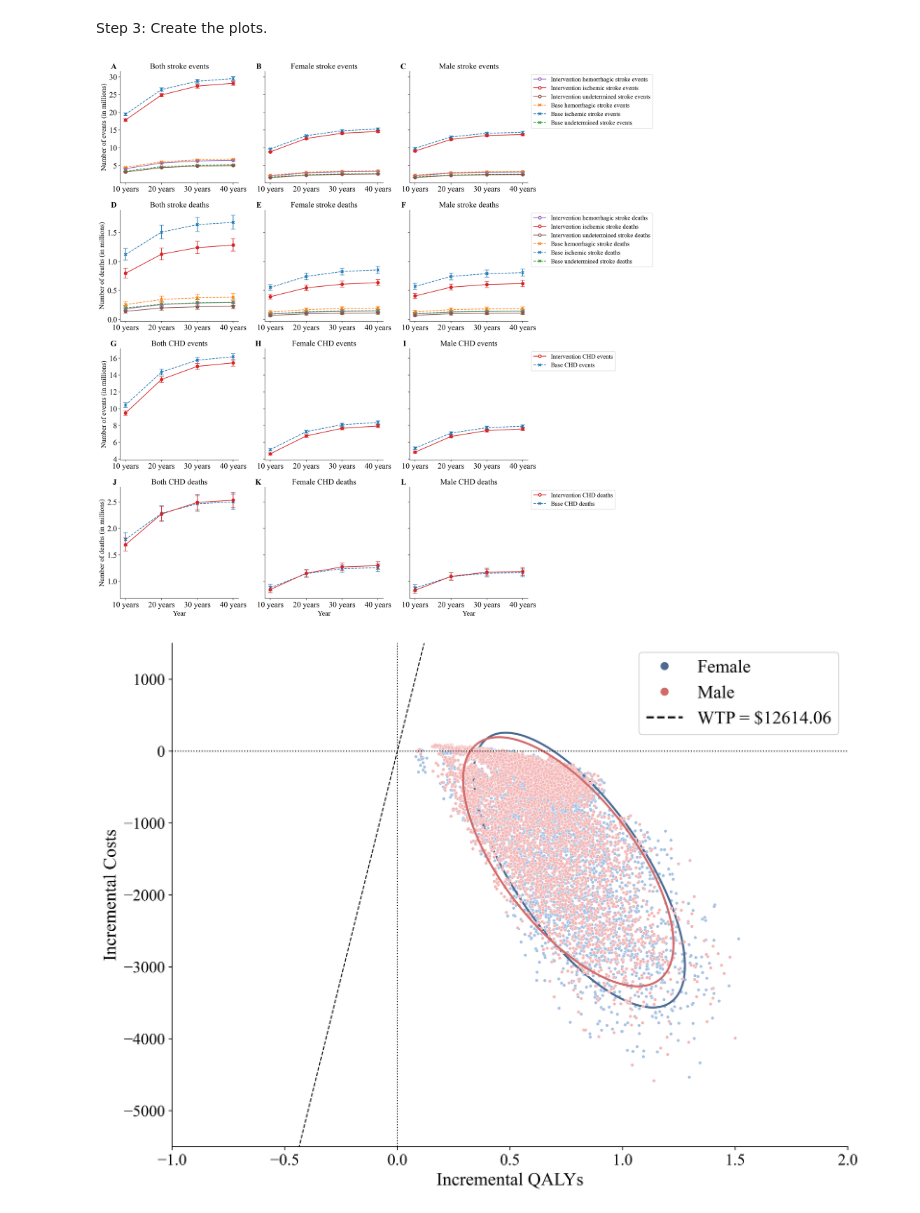
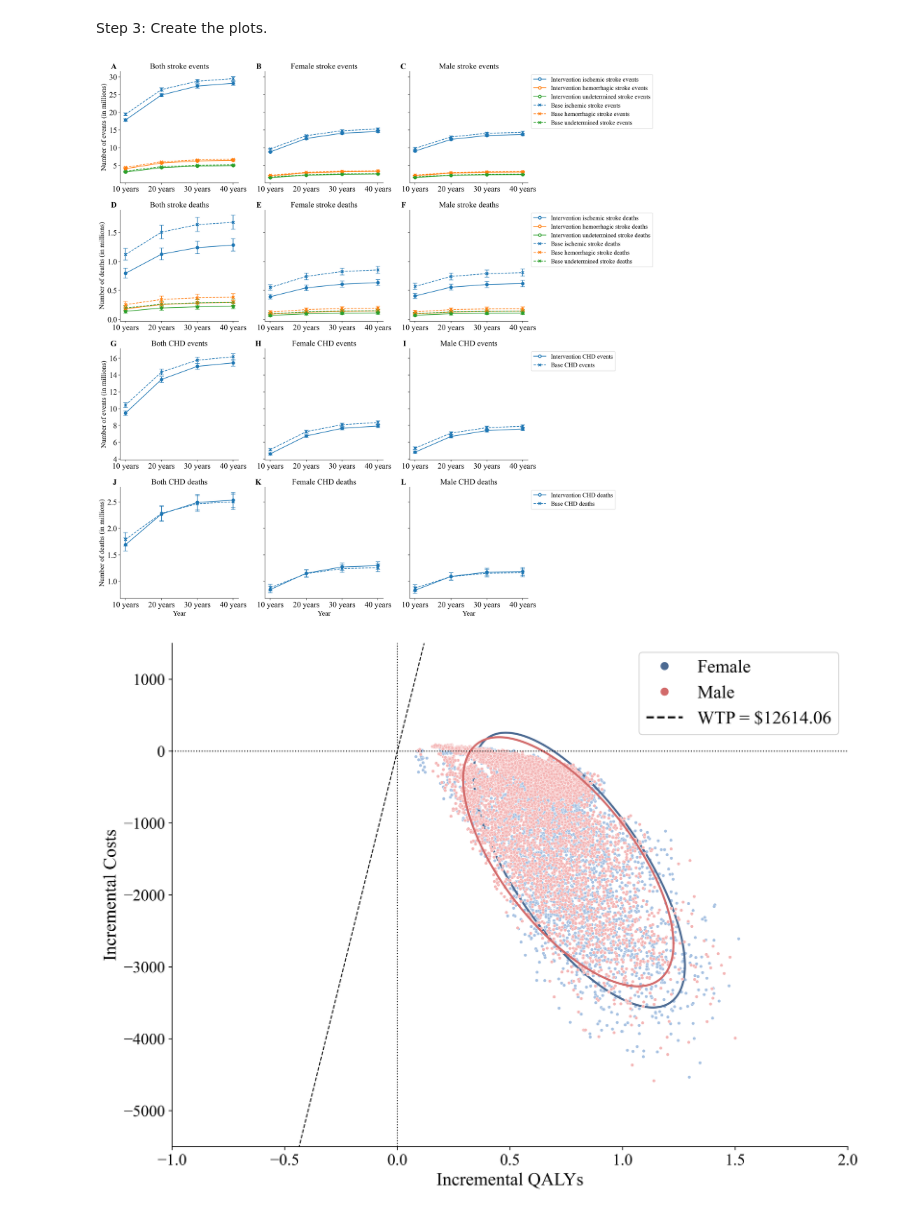
Before and after one commit to ToriLXJ/CVD_SSaSS, a Jupyter notebook: 03_program/run.ipynb, the cells around one changed output. Drawn from its saved outputs; the diff is of its cells as text; code cells hidden in the pictures.

Commit message:
Update the plot_line.py and run.ipynb files

```diff
--- a/03_program/run.ipynb
+++ b/03_program/run.ipynb
@@ -61,18 +61,14 @@ Step 3: Create the plots.
 # %%
 
 from plot_line import create_summary_plot
 
-year_include = ['10 years', '20 years', '30 years', '40 years']
-data_t = data_t[data_t['Year'].isin(year_include)]
-population = {'both': 24979035, 'female': 11906872, 'male': 13072163}
 plot_path = '../04_plot/plot_line.pdf'
-# colors = ['CornflowerBlue', 'LightSkyBlue', 'DarkSeaGreen', 'Tomato', 'LightSalmon', 'MediumOrchid']
-colors = ['#1F77B4', '#FF7F0E', '#2CA02C', '#D62728', '#9467BD', '#8C564B']
+colors = ['#1F77B4', '#FF7F0E', '#2CA02C', '#1F77B4', '#FF7F0E', '#2CA02C']
 markers = ['x', 'o']
 linestyles = ['--', '-']
 create_summary_plot(data_t, population, colors, markers, linestyles, plot_path)
 # %% [output]
-[figure, old version]
+[figure, new version]
 # %%
 import pandas as pd
 from plot_ICE import create_ice_plot
```
Also changed, not shown: 2 other files.
